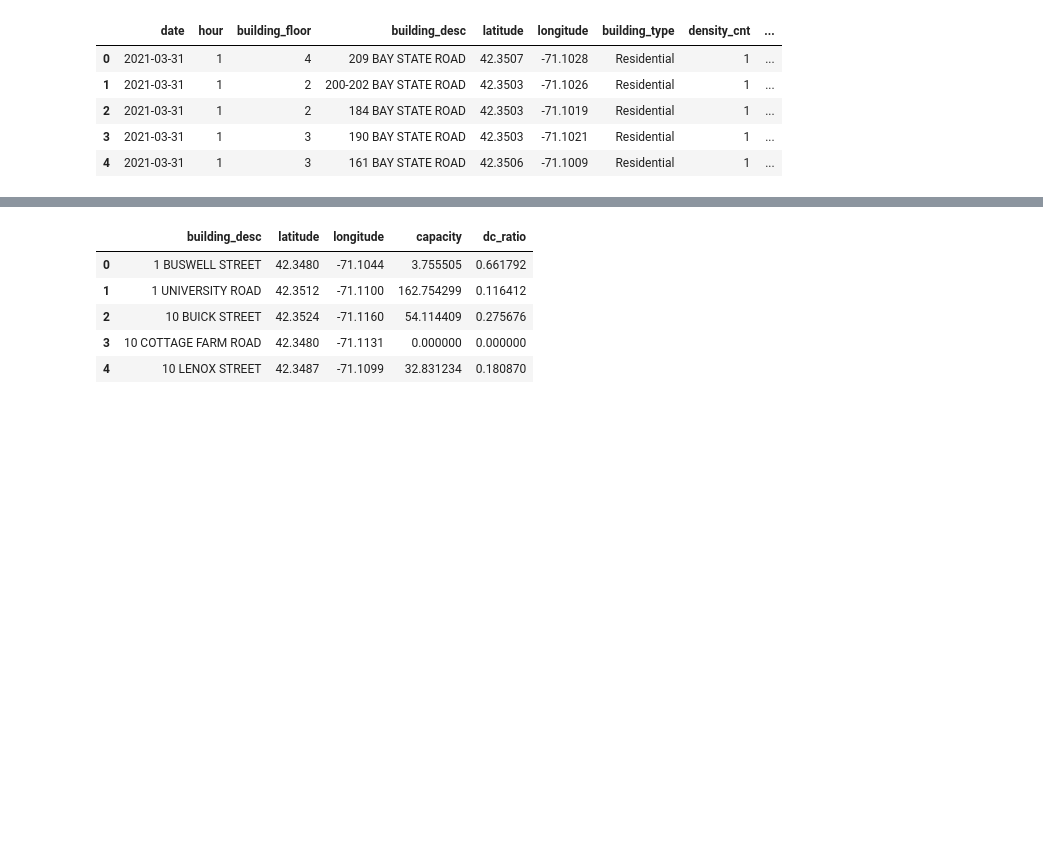
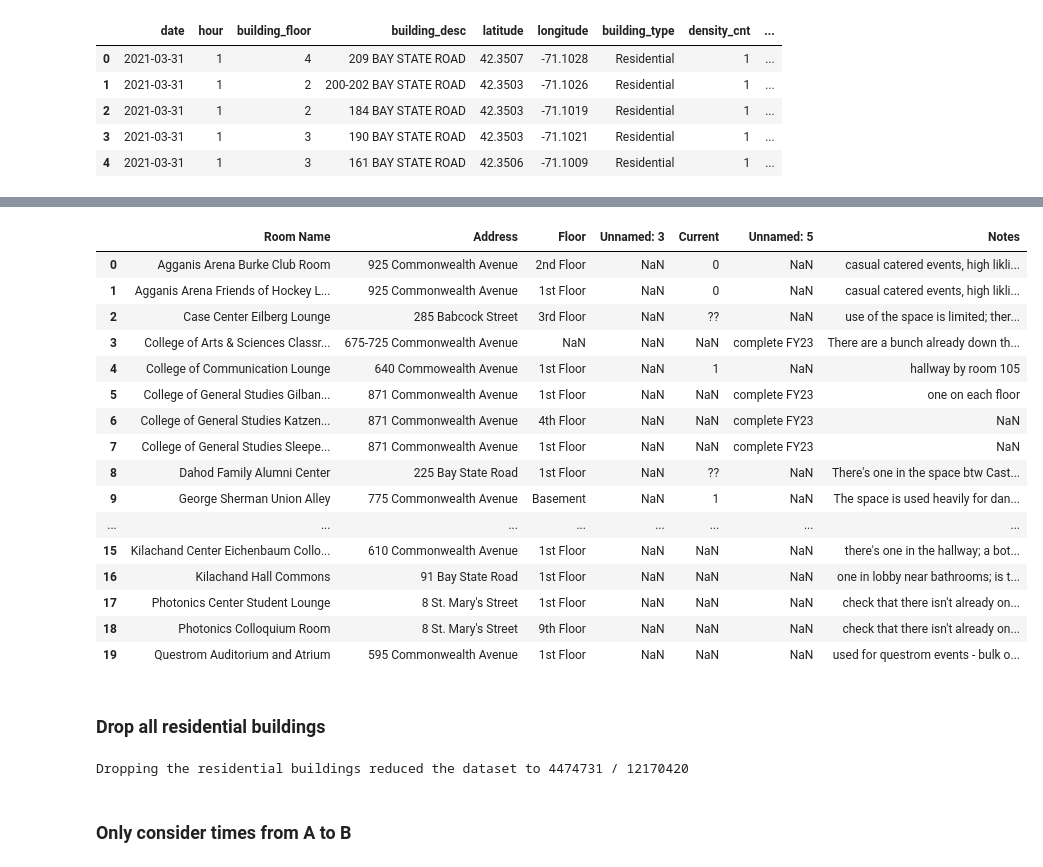
Before and after one commit to BU-Spark/ds-bu-sustainability-water, a Jupyter notebook: sp24-team-d/density_analysis.ipynb, the cells around one changed output, grey strips where cells are left out. Cells and saved outputs as stored; diff of their text form; code cells hidden in the pictures; blank space fills up the shorter version.

```diff
--- a/sp24-team-d/density_analysis.ipynb
+++ b/sp24-team-d/density_analysis.ipynb
@@ -3,6 +5,7 @@ import pandas as pd
 density = pd.read_csv('data/updated_densitymap_hourly_cleaned.csv')
 bot_fill = pd.read_csv('data/bottle_fillers.csv')
 bot_fill_cord = pd.read_csv('data/bottle_filler_coordinates.csv')
+events = pd.read_csv('data/high_volume_events.csv', header=1)
 # %%
 # Remove addresses that are nan
 density = density.dropna(subset=['latitude', 'longitude'])
@@ -19,11 +40,31 @@ density.head()
+# %%
+events.head(20)
+# %% [output]
+|  | Room Name | Address | Floor | Unnamed: 3 | Current | Unnamed: 5 | Notes |
+| 0 | Agganis Arena Burke Club Room | 925 Commonwealth Avenue | 2nd Floor | NaN | 0 | NaN | casual catered events, high likli... |
+| 1 | Agganis Arena Friends of Hockey L... | 925 Commonwealth Avenue | 1st Floor | NaN | 0 | NaN | casual catered events, high likli... |
+| 2 | Case Center Eilberg Lounge | 285 Babcock Street | 3rd Floor | NaN | ?? | NaN | use of the space is limited; ther... |
+| 3 | College of Arts & Sciences Classr... | 675-725 Commonwealth Avenue | NaN | NaN | NaN | complete FY23 | There are a bunch already down th... |
+| 4 | College of Communication Lounge | 640 Commowealth Avenue | 1st Floor | NaN | 1 | NaN | hallway by room 105 |
+| 5 | College of General Studies Gilban... | 871 Commonwealth Avenue | 1st Floor | NaN | NaN | complete FY23 | one on each floor |
+| 6 | College of General Studies Katzen... | 871 Commonwealth Avenue | 4th Floor | NaN | NaN | complete FY23 | NaN |
+| 7 | College of General Studies Sleepe... | 871 Commonwealth Avenue | 1st Floor | NaN | NaN | complete FY23 | NaN |
+| 8 | Dahod Family Alumni Center | 225 Bay State Road | 1st Floor | NaN | ?? | NaN | There's one in the space btw Cast... |
+| 9 | George Sherman Union Alley | 775 Commonwealth Avenue | Basement | NaN | 1 | NaN | The space is used heavily for dan... |
+| ... | ... | ... | ... | ... | ... | ... | ... |
+| 15 | Kilachand Center Eichenbaum Collo... | 610 Commonwealth Avenue | 1st Floor | NaN | NaN | NaN | there's one in the hallway; a bot... |
+| 16 | Kilachand Hall Commons | 91 Bay State Road | 1st Floor | NaN | NaN | NaN | one in lobby near bathrooms; is t... |
+| 17 | Photonics Center Student Lounge | 8 St. Mary's Street | 1st Floor | NaN | NaN | NaN | check that there isn't already on... |
+| 18 | Photonics Colloquium Room | 8 St. Mary's Street | 9th Floor | NaN | NaN | NaN | check that there isn't already on... |
+| 19 | Questrom Auditorium and Atrium | 595 Commonwealth Avenue | 1st Floor | NaN | NaN | NaN | used for questrom events - bulk o... |
+# %% [markdown]
+### Drop all residential buildings
 # %%
 # Get average capacity and dc_ratio for all time at a given location
-average_counts = density.groupby(['building_desc'])[['latitude', 'longitude', 'capacity', 'dc_ratio']].mean().reset_index()
-average_counts.head()
+filtered_density = density
+filtered_density = filtered_density.drop(filtered_density[filtered_density['building_type'] == 'Residential'].index).reset_index(drop=True)
+print(f"Dropping the residential buildings reduced the dataset to {len(filtered_density)} / {len(density)}")
 # %% [output]
-|  | building_desc | latitude | longitude | capacity | dc_ratio |
-| 0 | 1 BUSWELL STREET | 42.3480 | -71.1044 | 3.755505 | 0.661792 |
-| 1 | 1 UNIVERSITY ROAD | 42.3512 | -71.1100 | 162.754299 | 0.116412 |
-| 2 | 10 BUICK STREET | 42.3524 | -71.1160 | 54.114409 | 0.275676 |
-| 3 | 10 COTTAGE FARM ROAD | 42.3480 | -71.1131 | 0.000000 | 0.000000 |
-| 4 | 10 LENOX STREET | 42.3487 | -71.1099 | 32.831234 | 0.180870 |
+Dropping the residential buildings reduced the dataset to 4474731 / 12170420
+# %% [markdown]
+### Only consider times from A to B
```
Also changed, not shown: parts of 17 cells of this notebook, 7 other files.
